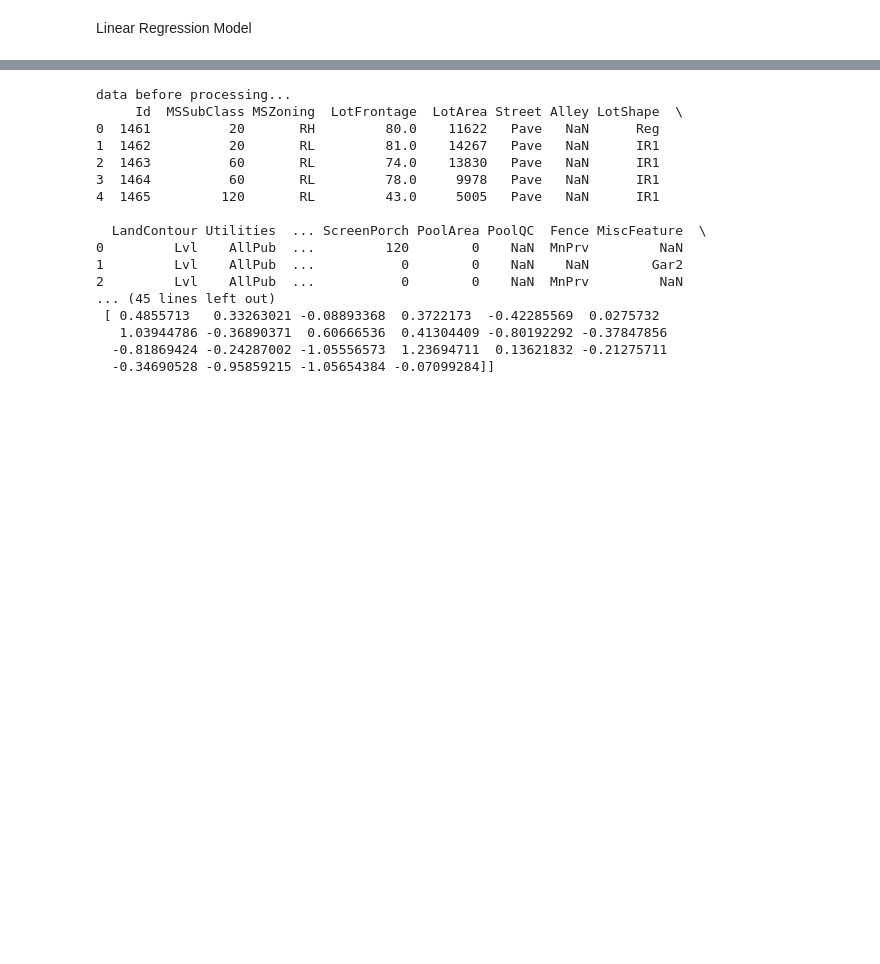
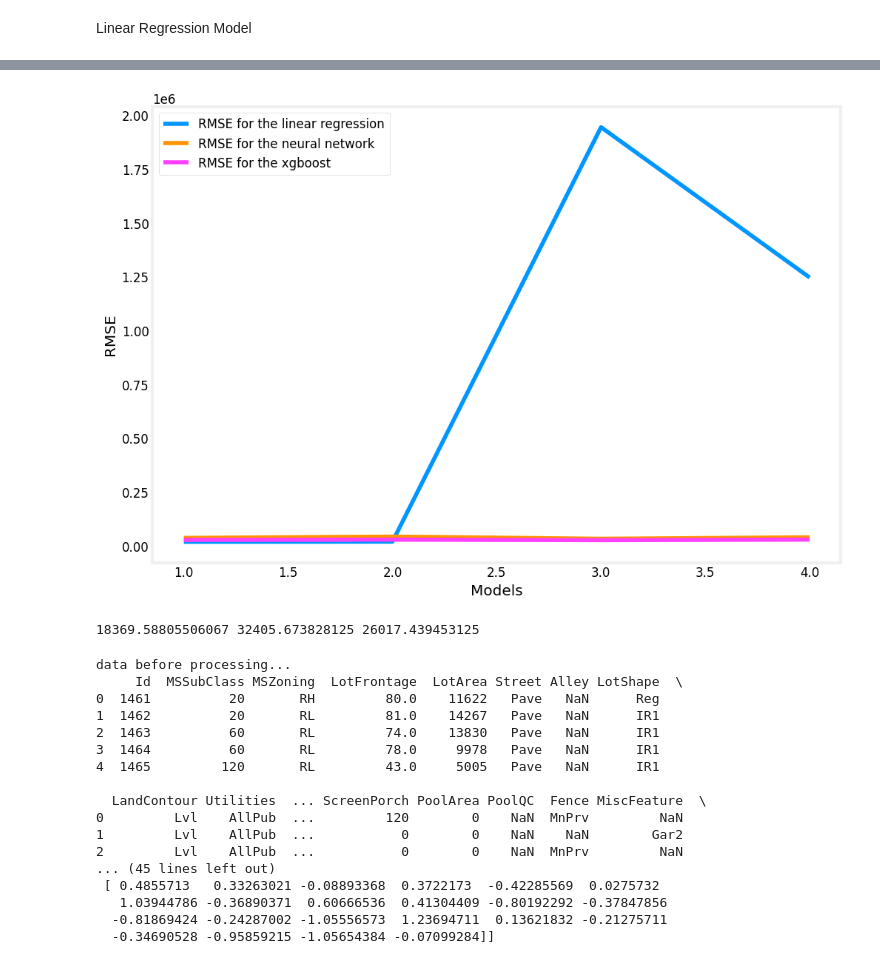
Before and after one commit to imisi99/Kaggle_HML, a Jupyter notebook: Housing.ipynb, the cells around one changed output, grey strips where cells are left out. Saved outputs shown, nothing was run; the diff lists cells and outputs as text; code cells hidden in the pictures; blank space fills up the shorter version.

Commit message:
using xgboost

```diff
--- a/Housing.ipynb
+++ b/Housing.ipynb
@@ -215,7 +122,7 @@ def build_nn_model():
             Dense(120, activation='relu'),
             Dense(60, activation='relu'),
             Dense(30, activation='relu'),
-            Dense(1, activation='relu')
+            Dense(1, activation='linear')
         ],
         name='model1'
     )
@@ -229,7 +136,7 @@ def build_nn_model():
             Dense(75, activation='relu'),
             Dense(50, activation='relu'),
             Dense(25, activation='relu'),
-            Dense(1, activation='relu')
+            Dense(1, activation='linear')
         ],
         name='model2'
     )
@@ -238,7 +145,7 @@ def build_nn_model():
         [
             Dense(50, activation='relu'),
             Dense(25, activation='relu'),
-            Dense(1, activation='relu')
+            Dense(1, activation='linear')
         ],
         name='model3'
     )
@@ -252,7 +159,7 @@ def build_nn_model():
             Dense(100, activation='relu'),
             Dense(50, activation='relu'),
             Dense(25, activation='relu'),
-            Dense(1, activation='relu')
+            Dense(1, activation='linear')
         ],
         name='model4'
     )
@@ -290 +183,6 @@ X_cv_scaled: [[-0.00419319 -0.21159396 -0.08893368  2.16500001 -0.25978931 -0.59
+# %%
+# Scaling the training data for the xgboost and nn model
+nn_scaler = StandardScaler()
+nn_train = nn_scaler.fit_transform(X_train)
+nn_cv = nn_scaler.transform(X_cv)
 # %%
@@ -354,0 +237,21 @@ Best Model is: model4
+# %%
+# Training the xgboost model
+xg = np.zeros((4, 2))
+xg_model = build_xgb_model()
+i = 0
+for model in xg_model:
+    print(f'Training {model.name}')
+    model.fit(nn_train, Y_train)
+    print(f'Trained {model.name}')
+
+    yhat = model.predict(nn_train)
+    error = root_mean_squared_error(Y_train, yhat)
+    xg[i, 0] = error
+
+    yhat_cv = model.predict(nn_cv)
+    error_cv = root_mean_squared_error(Y_cv, yhat_cv)
+    xg[i, 1] = error_cv
+
+    i += 1
+for i in range(len(xg_model)):
+    print(f'{xg_model[i].name}: RMSE: {xg[i]}')
@@ -355,3 +271,23 @@ Best Model is: model4
+# %%
+# Visualizing the results of the models
+plt.plot(range(1, 5), lr[:, 1], label='RMSE for the linear regression')
+plt.plot(range(1, 5), nn[:, 1], label='RMSE for the neural network')
+plt.plot(range(1, 5), xg[:, 1], label='RMSE for the xgboost')
+plt.xlabel('Models')
+plt.ylabel('RMSE')
+plt.legend()
+plt.show()
+# %% [output]
+[figure, added]
+# %%
+# Selecting the best model
+lr_best = np.min(lr[:, 1])
+nn_best = np.min(nn[:, 1])
+xg_best = np.min(xg[:, 1])
+
+print(lr_best, nn_best, xg_best)
+# %% [output]
+18369.58805506067 32405.673828125 26017.439453125
 # %%
 # Preprocessing the test data
 test_data = './data/test.csv'
```
Also changed, not shown: parts of 18 cells of this notebook, 2 other files.
